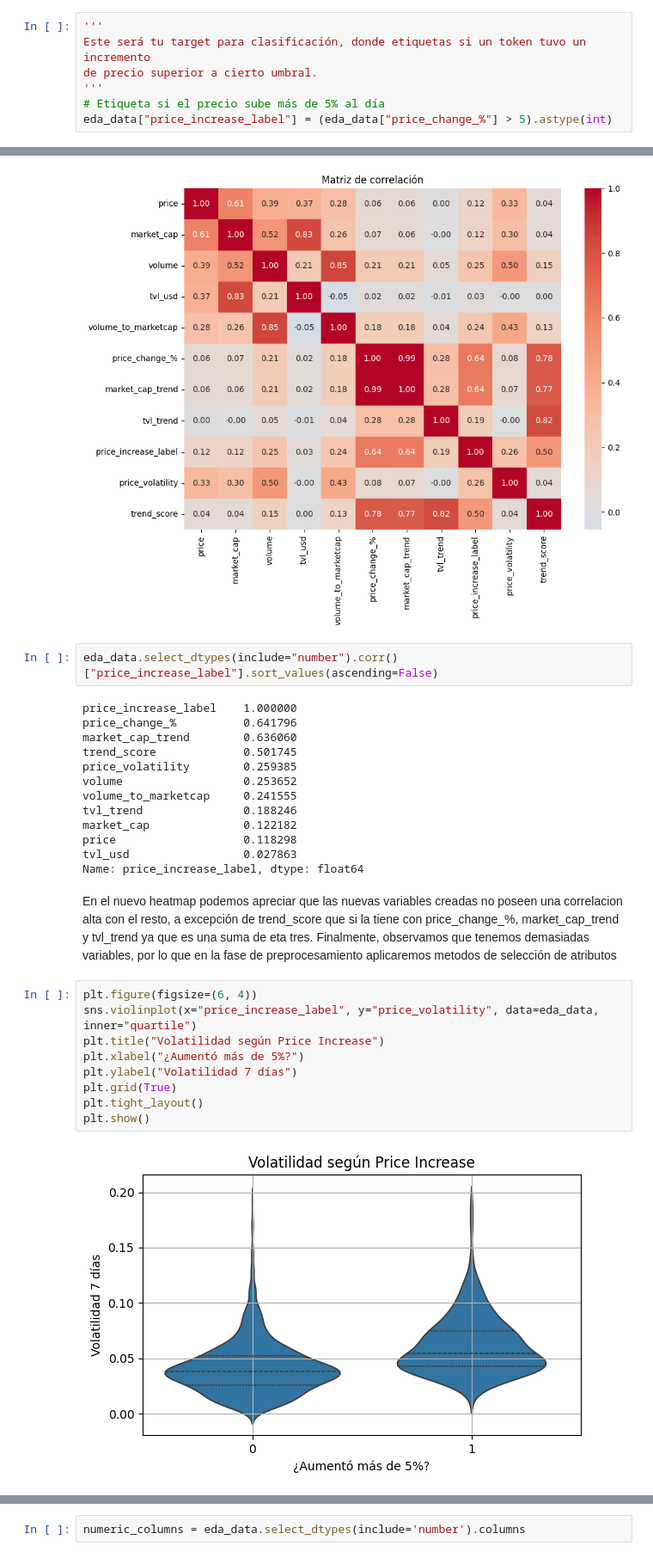
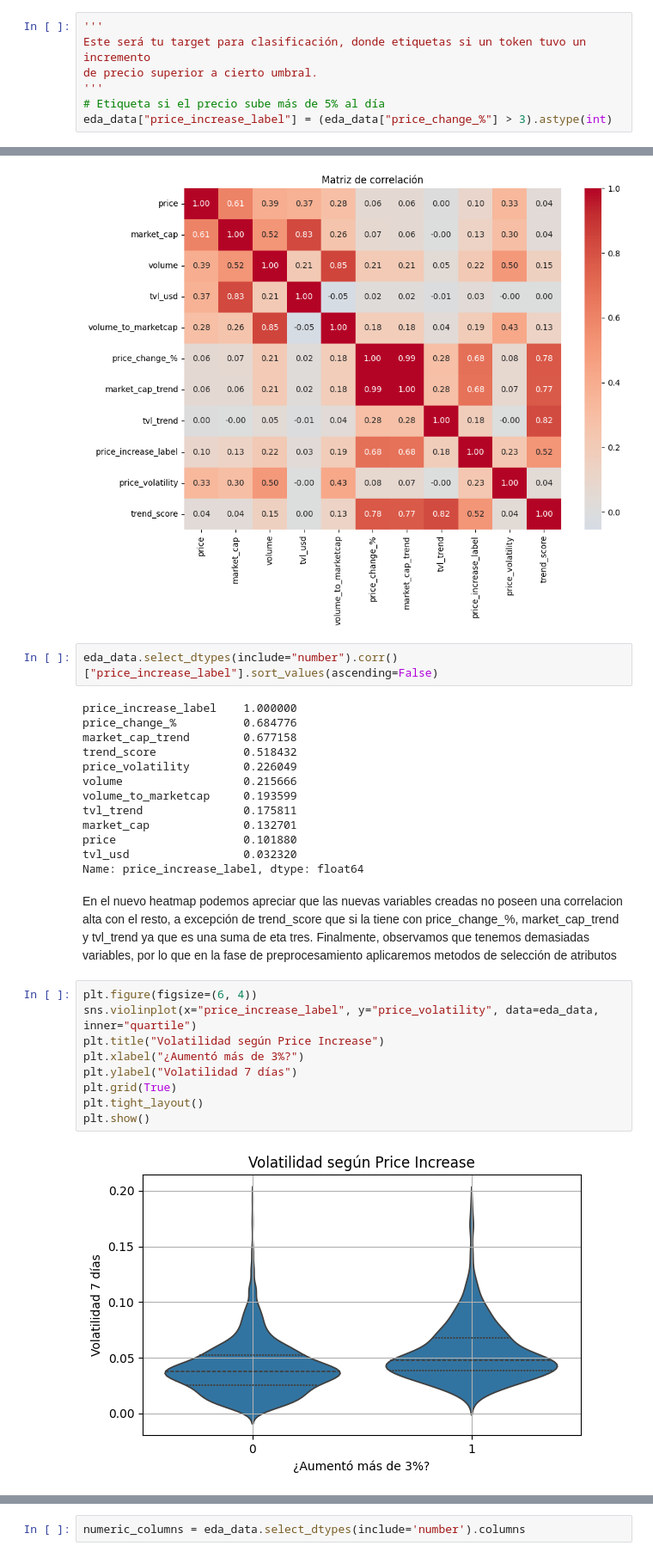
Before and after one commit to Turppie/TP-Machine-Learning, a Jupyter notebook: code/AdquisicionYPreprocesamiento.ipynb, the cells around one changed output, grey strips where cells are left out. Shown at 86% size. Drawn from its saved outputs; the diff is of its cells as text.

Commit message:
feat: agregar comparacion de tresholds para la creacion de price_increase_label

```diff
--- a/code/AdquisicionYPreprocesamiento.ipynb
+++ b/code/AdquisicionYPreprocesamiento.ipynb
@@ -452,7 +471,7 @@ Este será tu target para clasificación, donde etiquetas si un token tuvo un in
 de precio superior a cierto umbral.
 '''
 # Etiqueta si el precio sube más de 5% al día
-eda_data["price_increase_label"] = (eda_data["price_change_%"] > 5).astype(int)
+eda_data["price_increase_label"] = (eda_data["price_change_%"] > 3).astype(int)
 # %%
 '''
 Mide cuán volátil ha sido el precio en los últimos días. Vamos con 7 días como ejemplo
@@ -516,28 +535,28 @@ plt.show()
 eda_data.select_dtypes(include="number").corr()["price_increase_label"].sort_values(ascending=False)
 # %% [output]
 price_increase_label    1.000000
-price_change_%          0.641796
-market_cap_trend        0.636060
-trend_score             0.501745
-price_volatility        0.259385
-volume                  0.253652
-volume_to_marketcap     0.241555
-tvl_trend               0.188246
-market_cap              0.122182
-price                   0.118298
-tvl_usd                 0.027863
+price_change_%          0.684776
+market_cap_trend        0.677158
+trend_score             0.518432
+price_volatility        0.226049
+volume                  0.215666
+volume_to_marketcap     0.193599
+tvl_trend               0.175811
+market_cap              0.132701
+price                   0.101880
+tvl_usd                 0.032320
 Name: price_increase_label, dtype: float64
 # %% [markdown]
 En el nuevo heatmap podemos apreciar que las nuevas variables creadas no poseen una correlacion alta con el resto, a excepción de trend_score que si la tiene con price_change_%, market_cap_trend  y tvl_trend ya que es una suma de eta tres. Finalmente, observamos que tenemos demasiadas variables, por lo que en la fase de preprocesamiento aplicaremos metodos de selección de atributos
 # %%
 plt.figure(figsize=(6, 4))
 sns.violinplot(x="price_increase_label", y="price_volatility", data=eda_data, inner="quartile")
 plt.title("Volatilidad según Price Increase")
-plt.xlabel("¿Aumentó más de 5%?")
+plt.xlabel("¿Aumentó más de 3%?")
 plt.ylabel("Volatilidad 7 días")
 plt.grid(True)
 plt.tight_layout()
 plt.show()
 # %% [output]
-[figure, old version]
+[figure, new version]
 # %% [markdown]
```
Also changed, not shown: parts of 16 cells of this notebook.
